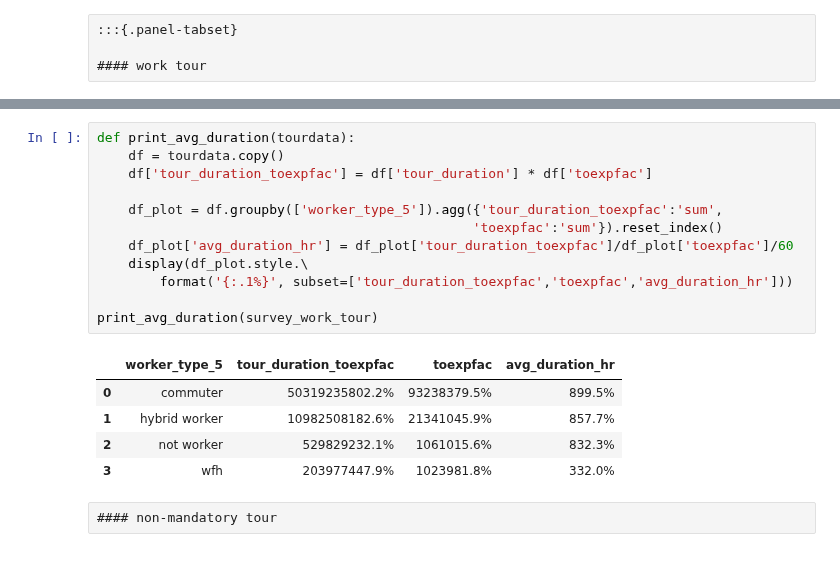
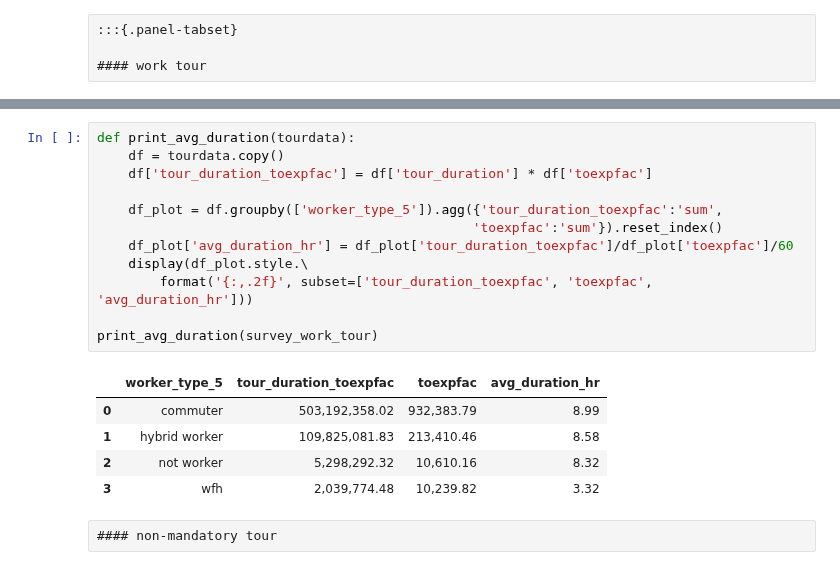
Before and after one commit to psrc/soundcast, a Jupyter notebook: scripts/summarize/validation/validation_scripts/telecommute_analysis.ipynb, the cells around one changed output, grey strips where cells are left out. Cells and saved outputs as stored; diff of their text form.

```diff
--- a/scripts/summarize/validation/validation_scripts/telecommute_analysis.ipynb
+++ b/scripts/summarize/validation/validation_scripts/telecommute_analysis.ipynb
@@ -450,21 +450,21 @@ plot_duration(survey_work_tour, "work tour duration (hour) by worker type")
 # %%
 def print_avg_duration(tourdata):
     df = tourdata.copy()
     df['tour_duration_toexpfac'] = df['tour_duration'] * df['toexpfac']
 
     df_plot = df.groupby(['worker_type_5']).agg({'tour_duration_toexpfac':'sum',
                                                 'toexpfac':'sum'}).reset_index()
     df_plot['avg_duration_hr'] = df_plot['tour_duration_toexpfac']/df_plot['toexpfac']/60
     display(df_plot.style.\
-        format('{:.1%}', subset=['tour_duration_toexpfac','toexpfac','avg_duration_hr']))
+        format('{:,.2f}', subset=['tour_duration_toexpfac', 'toexpfac', 'avg_duration_hr']))
 
 print_avg_duration(survey_work_tour)
 # %% [output]
 |  | worker_type_5 | tour_duration_toexpfac | toexpfac | avg_duration_hr |
-| 0 | commuter | 50319235802.2% | 93238379.5% | 899.5% |
-| 1 | hybrid worker | 10982508182.6% | 21341045.9% | 857.7% |
-| 2 | not worker | 529829232.1% | 1061015.6% | 832.3% |
-| 3 | wfh | 203977447.9% | 1023981.8% | 332.0% |
+| 0 | commuter | 503,192,358.02 | 932,383.79 | 8.99 |
+| 1 | hybrid worker | 109,825,081.83 | 213,410.46 | 8.58 |
+| 2 | not worker | 5,298,292.32 | 10,610.16 | 8.32 |
+| 3 | wfh | 2,039,774.48 | 10,239.82 | 3.32 |
 # %% [raw]
 #### non-mandatory tour
 # %%
```
